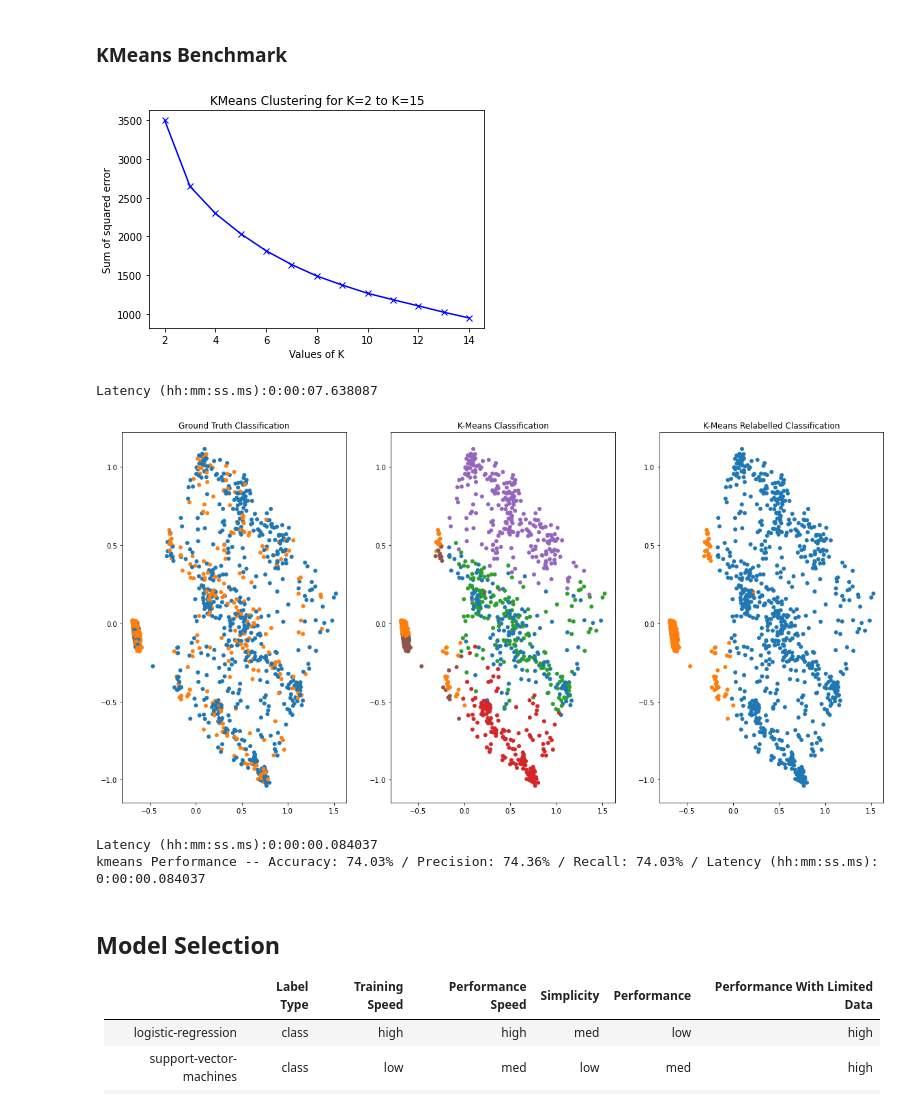
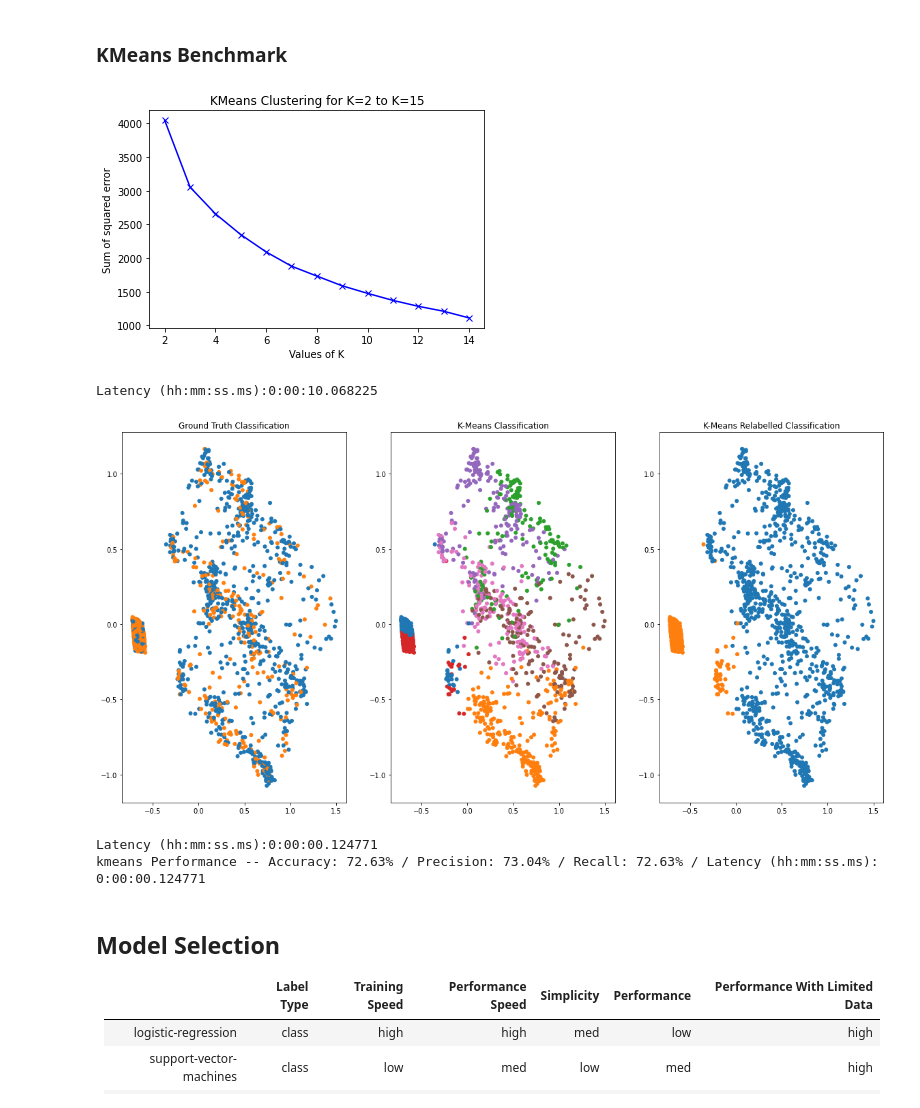
Before and after one commit to edelauna/a-notebook-for-your-augury, a Jupyter notebook: A_Notebook_for_your_Augury.ipynb, the cells around one changed output. Saved outputs shown, nothing was run; the diff lists cells and outputs as text; code cells hidden in the pictures.

```diff
--- a/A_Notebook_for_your_Augury.ipynb
+++ b/A_Notebook_for_your_Augury.ipynb
@@ -646,11 +652,14 @@ Categorical Columns:
 ['PassengerId', 'HomePlanet', 'CryoSleep', 'Cabin', 'Destination', 'VIP', 'Name']
 # %%
 # Based on report seems to be a pretty even split for null rows
-# I'll assume these are maybe employees, as such we'll drop them from the data set
-# Also dropping name so going to exclude from null handle
+# I'm going to add some 3 categorical value for this columns
+# Will not include Name
 CATEGORICALS_HANDLE_NULLS = [{
-    "columns": ["HomePlanet", "CryoSleep", "Cabin", "Destination", "VIP"],
-    "op" : "drop"
+    "columns": ["HomePlanet", "CryoSleep", "Destination", "VIP"],
+    "value" : "SomeThirdValue"
+},{
+    "columns": ['Cabin'],
+    "value" : "A/0/A"
 }]
 """
 """
@@ -1229,6 +1217,7 @@ from sklearn.cluster import KMeans
 # handled differently than the other models which will be presented.
 
 """
+Generates an Elbow Report for KMeans Analysis
 """
 def kmeans_elbow_report(self, dt=dt, plt=plt):
   X_pca_train, = self._attr('X_pca_train')
@@ -1250,19 +1239,21 @@ Augury.constructor()(kmeans_elbow_report)
 """
 augur.kmeans_elbow_report()
 # %% [output]
-[figure, old version]
+[figure, new version]
-Latency (hh:mm:ss.ms):0:00:07.638087
+Latency (hh:mm:ss.ms):0:00:10.068225
 # %%
 from sklearn.metrics import classification_report
 from sklearn.metrics.cluster import contingency_matrix
 # Not much of an elbow - let's try 7 I guess.
-# TODO: Am I doing this right? This doesn't give great results... maybe features need to be engineered better.
+# TODO: Am I doing this right? This doesn't give great results...
 KMEANS_ANALYSIS_CONFIG = {
-    'n_clusters' : 6
+    'n_clusters' : 7
 }
 """
+Generates a Cluster Report based on PCA-1 and PCA-2
+Relabels according to label based on a contingency matrix, whic is used
+for traditional accuracy, precision, recal, reporting.
 """
-
 def print_performance(self, *, model, accuracy, precision, recall, latency):
   (accuracy, precision, recall) = (round(accuracy * 100, 2), round(precision * 100, 2), round(recall * 100, 2))
   print("{} Performance -- Accuracy: {}% / Precision: {}% / Recall: {}% / Latency (hh:mm:ss.ms): {}".format(
@@ -1306,36 +1297,36 @@ def kmeans_results(self, classification_report=classification_report, *, relabel
                        latency=time_taken, output_string=True)
 def kmeans_analysis(self, n_clusters=2, plt=plt, KMeans=KMeans, dt=dt, np=np,
                     contingency_matrix=contingency_matrix):
   X_pca_val, y_pca_val = self._attr('X_pca_val', 'y_pca_val')
   fig,axes = plt.subplots(1,3, figsize=(20,10))
 
   clustering = KMeans(n_clusters=n_clusters)
   start_ = dt.now()
   clustering.fit(X_pca_val)
   time_taken = dt.now() - start_
 
   self.kmeans_plot_axes(axes=axes[0], x=X_pca_val[:,0], y=X_pca_val[:,1],
                     c=y_pca_val, title='Ground Truth Classification')
   self.kmeans_plot_axes(axes=axes[1], x=X_pca_val[:,0], y=X_pca_val[:,1],
                     c=clustering.labels_, title='K-Means Classification')
 
   _n = contingency_matrix(y_pca_val, clustering.labels_)
   choose_arr = _n.argmax(axis=0)
   relabel = np.choose(clustering.labels_, choose_arr).astype(np.int64)
 
   self.kmeans_plot_axes(axes=axes[2], x=X_pca_val[:,0], y=X_pca_val[:,1],
                     c=relabel, title='K-Means Relabelled Classification')
   plt.show()
   print("Latency (hh:mm:ss.ms):{}".format(time_taken))
   self.kmeans_results(relabel=relabel, time_taken=time_taken)
 Augury.constructor()(kmeans_analysis,set_performance,kmeans_results, kmeans_plot_axes, print_performance)
 """
 """
 augur.kmeans_analysis(**KMEANS_ANALYSIS_CONFIG)
 # %% [output]
-[figure, old version]
+[figure, new version]
-Latency (hh:mm:ss.ms):0:00:00.084037
-kmeans Performance -- Accuracy: 74.03% / Precision: 74.36% / Recall: 74.03% / Latency (hh:mm:ss.ms): 0:00:00.084037
+Latency (hh:mm:ss.ms):0:00:00.124771
+kmeans Performance -- Accuracy: 72.63% / Precision: 73.04% / Recall: 72.63% / Latency (hh:mm:ss.ms): 0:00:00.124771
 # %% [markdown]
 ## Model Selection
 |                          | Label Type | Training Speed | Performance Speed | Simplicity | Performance | Performance With Limited Data |
```
Also changed, not shown: parts of 44 cells of this notebook.
